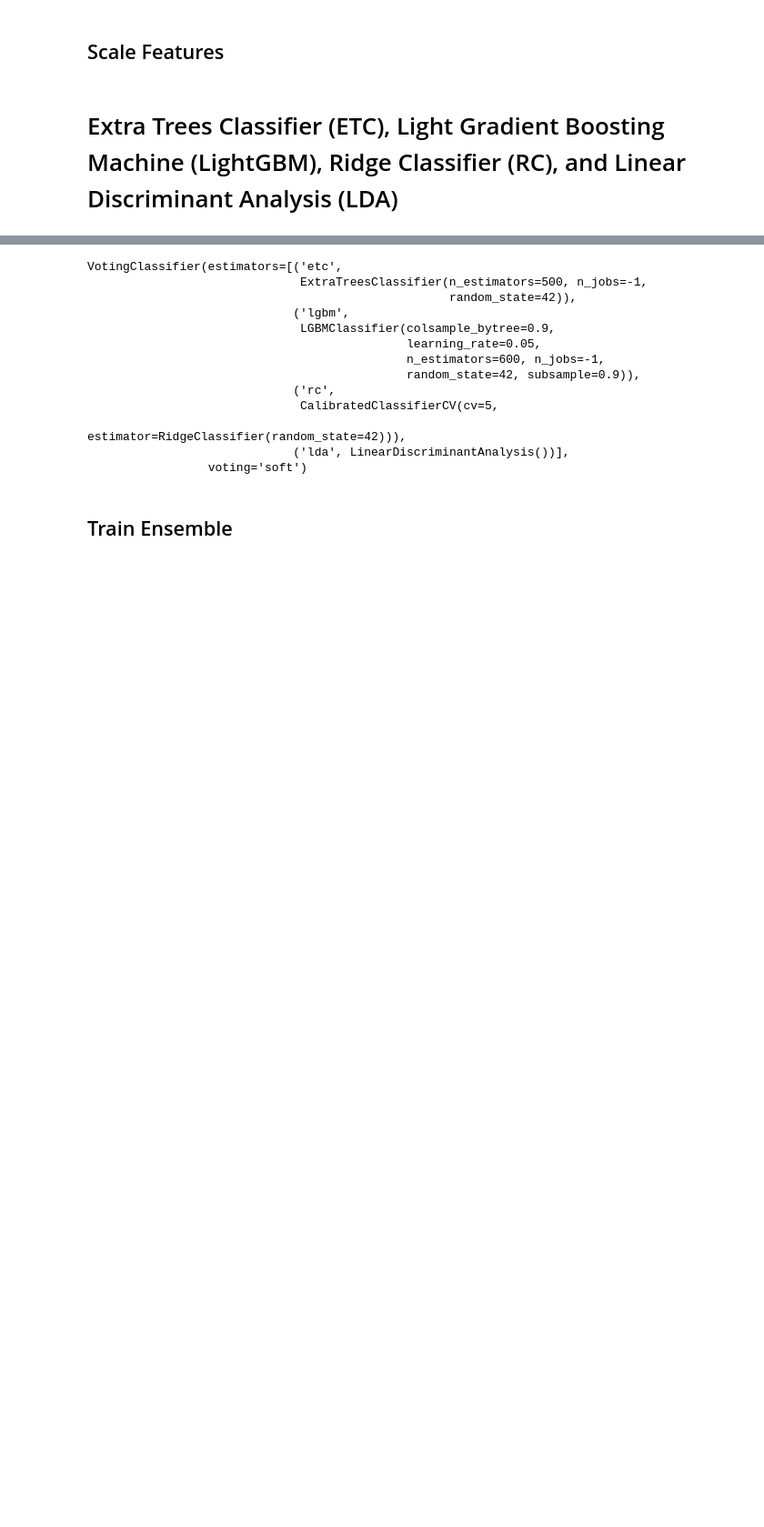
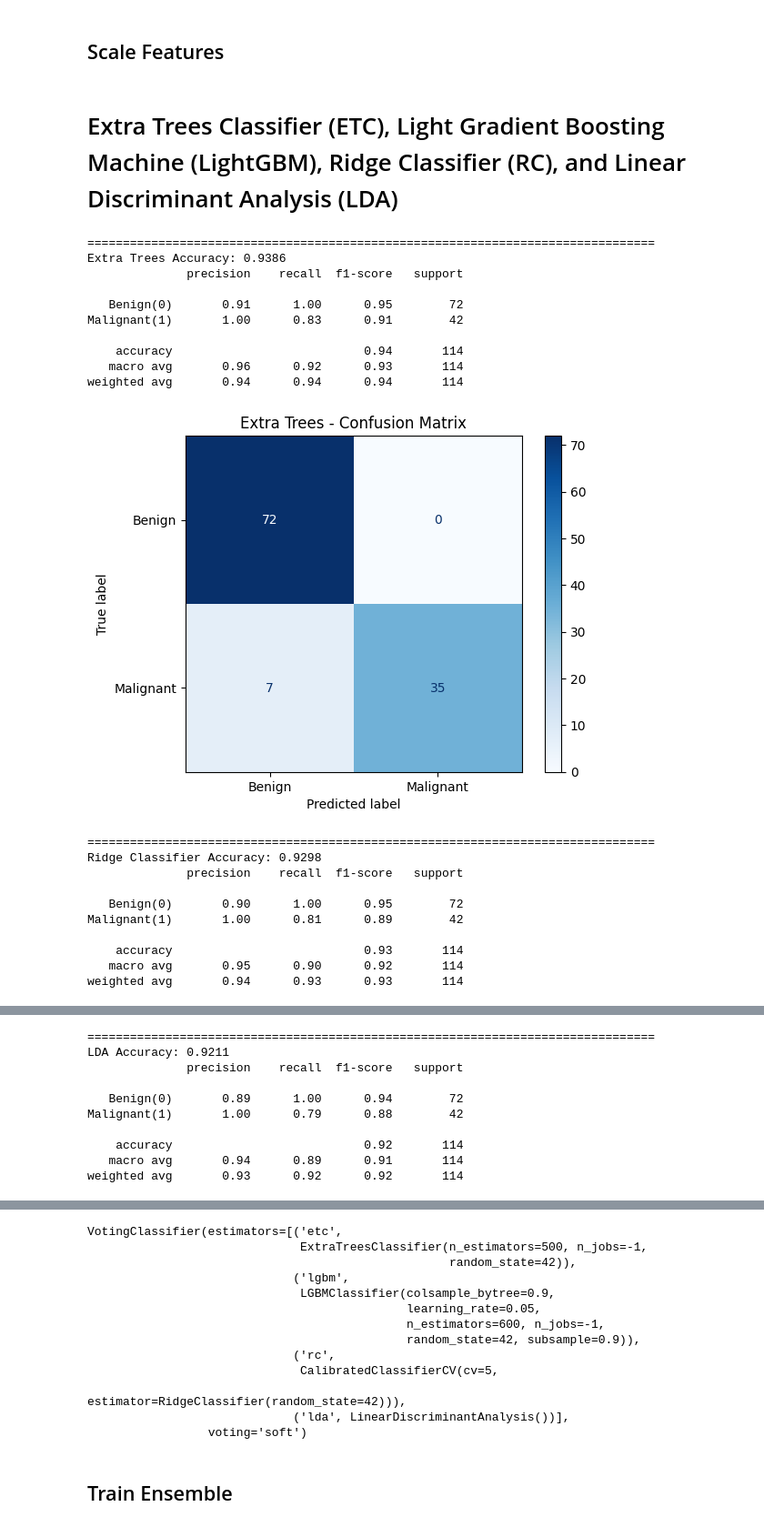
Before and after one commit to TasnimulIntazamAsif/Breast_Cancer_Classification, a Jupyter notebook: breast_Cancer.ipynb, the cells around one changed output, grey strips where cells are left out. Shown at 91% size. Cells and saved outputs as stored; diff of their text form; code cells hidden in the pictures; blank space fills up the shorter version.

```diff
--- a/breast_Cancer.ipynb
+++ b/breast_Cancer.ipynb
@@ -417,0 +419,18 @@ X_train.shape, X_test.shape, y_train.value_counts().to_dict(), y_test.value_coun
+# %%
+# Train/test split, scaling, and SMOTE on training set
+X = df.drop(columns=['diagnosis'])
+y = df['diagnosis']
+
+X_train, X_test, y_train, y_test = train_test_split(
+    X, y, test_size=0.2, random_state=RANDOM_STATE, stratify=y
+)
+
+scaler = StandardScaler()
+X_train_scaled = scaler.fit_transform(X_train)
+X_test_scaled = scaler.transform(X_test)
+
+smote = SMOTE(random_state=RANDOM_STATE)
+X_train_bal, y_train_bal = smote.fit_resample(X_train_scaled, y_train)
+
+print('Train shape:', X_train.shape, 'Test shape:', X_test.shape)
+print('Train class distribution (after SMOTE):', np.bincount(y_train_bal))
@@ -434,3 +456,54 @@ X_train_res_scaled = scaler.fit_transform(X_train_res)
 X_test_scaled = scaler.transform(X_test)
 # %% [markdown]
 # Extra Trees Classifier (ETC), Light Gradient Boosting Machine (LightGBM), Ridge Classifier (RC), and Linear Discriminant Analysis (LDA)
+# %%
+results = {}
+
+etc = ExtraTreesClassifier(n_estimators=400, random_state=RANDOM_STATE, class_weight='balanced')
+rc = RidgeClassifier(random_state=RANDOM_STATE)
+lda = LinearDiscriminantAnalysis()
+
+try:
+    from lightgbm import LGBMClassifier
+    lgbm = LGBMClassifier(random_state=RANDOM_STATE, class_weight='balanced')
+    lgbm_available = True
+except ImportError:
+    lgbm = None
+    lgbm_available = False
+
+print('='*80)
+results['Extra Trees'] = evaluate('Extra Trees', etc, X_train_bal, y_train_bal, X_test_scaled, y_test)
+print('='*80)
+results['Ridge Classifier'] = evaluate('Ridge Classifier', rc, X_train_bal, y_train_bal, X_test_scaled, y_test)
+print('='*80)
+results['LDA'] = evaluate('LDA', lda, X_train_bal, y_train_bal, X_test_scaled, y_test)
+
+if lgbm_available:
+    print('='*80)
+    results['LightGBM'] = evaluate('LightGBM', lgbm, X_train_bal, y_train_bal, X_test_scaled, y_test)
+else:
+    print('Skipping LightGBM (not installed).')
+
+results
+# %% [output]
+================================================================================
+Extra Trees Accuracy: 0.9386
+              precision    recall  f1-score   support
+
+   Benign(0)       0.91      1.00      0.95        72
+Malignant(1)       1.00      0.83      0.91        42
+
+    accuracy                           0.94       114
+   macro avg       0.96      0.92      0.93       114
+weighted avg       0.94      0.94      0.94       114
+[figure, added]
+================================================================================
+Ridge Classifier Accuracy: 0.9298
+              precision    recall  f1-score   support
+
+   Benign(0)       0.90      1.00      0.95        72
+Malignant(1)       1.00      0.81      0.89        42
+
+    accuracy                           0.93       114
+   macro avg       0.95      0.90      0.92       114
+weighted avg       0.94      0.93      0.93       114
@@ -436,0 +511,10 @@ X_test_scaled = scaler.transform(X_test)
+================================================================================
+LDA Accuracy: 0.9211
+              precision    recall  f1-score   support
+
+   Benign(0)       0.89      1.00      0.94        72
+Malignant(1)       1.00      0.79      0.88        42
+
+    accuracy                           0.92       114
+   macro avg       0.94      0.89      0.91       114
+weighted avg       0.93      0.92      0.92       114
```
Also changed, not shown: parts of 9 cells of this notebook, 5 other files.
